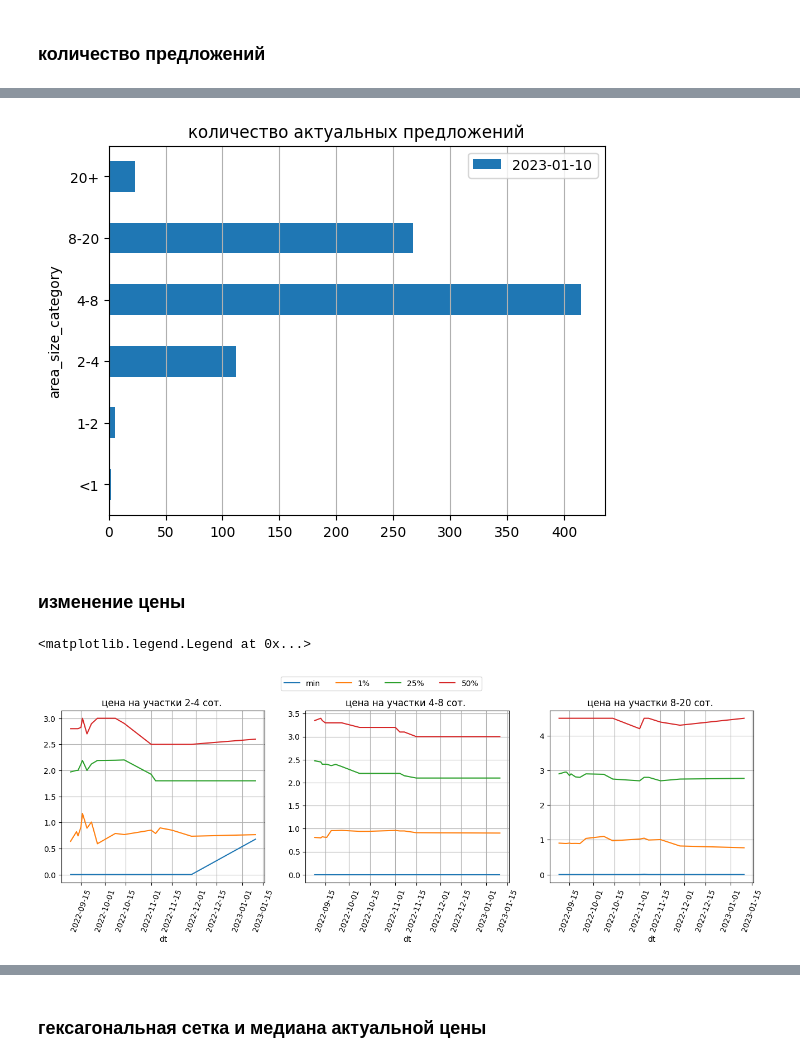
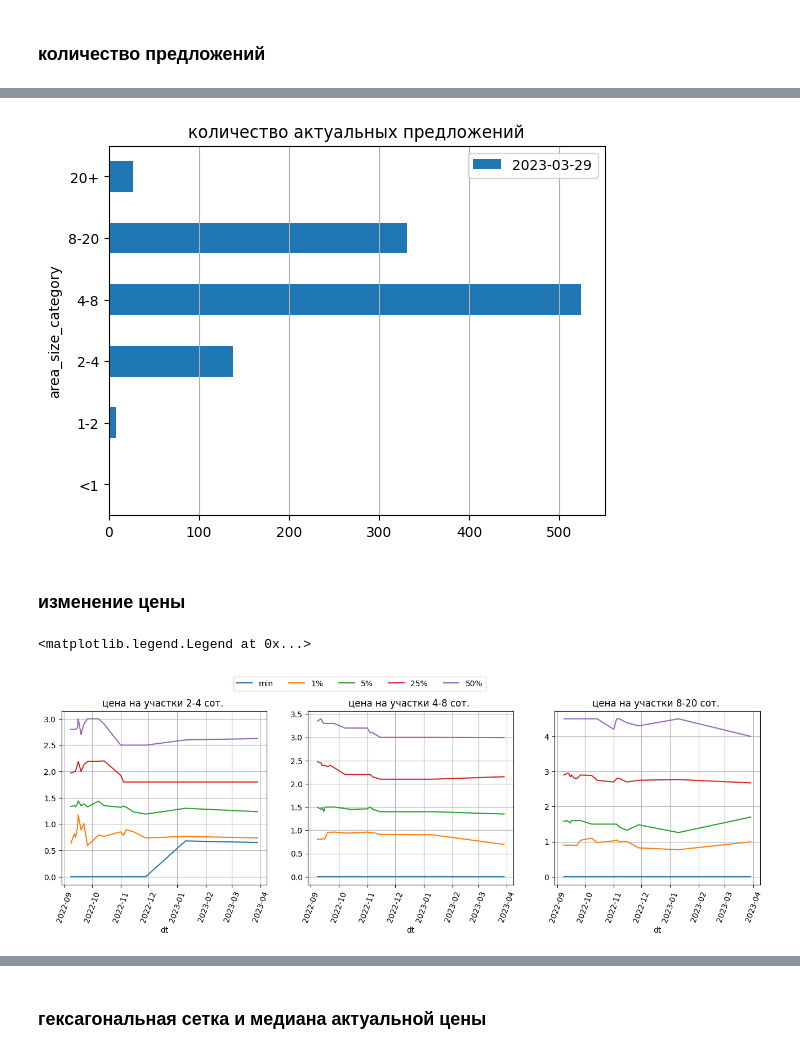
Before and after one commit to smechanoid/avito-parser, a Jupyter notebook: 07b-analysis-land.ipynb, the cells around one changed output, grey strips where cells are left out. Saved outputs shown, nothing was run; the diff lists cells and outputs as text; code cells hidden in the pictures.

```diff
--- a/07b-analysis-land.ipynb
+++ b/07b-analysis-land.ipynb
@@ -51,6 +51,8 @@ df['longitude'] = pd.to_numeric( df['longitude'], errors='coerce' )
 df.loc[ df['adr_orig']=='Севастополь, Чёрное море', ['latitude','longitude'] ] = None
 df.loc[ df['adr_orig'].str.lower().str.match('чёрное море'), ['latitude','longitude'] ] = None
 df.loc[ df['adr_orig'].str.lower().str.match('анталья'), ['latitude','longitude'] ] = None
+
+df.loc[ df['longitude']<30., ['latitude','longitude'] ] = None
 # %%
 # берём объявления с геометкой
 print(len(df))
@@ -151,23 +153,23 @@ fig = ( # количество актуальных предложений
 fig.legend() # loc='center left', bbox_to_anchor=(1.0, 0.5))
 fig.grid(axis='x')
 # %% [output]
-[figure, old version]
+[figure, new version]
 # %% [markdown]
 ### изменение цены
 # %%
-stat = gdf.groupby(['area_size_category','dt'])['priceM'].describe(percentiles=[.01,.1,.25,.5,.75,.9])
+stat = gdf.groupby(['area_size_category','dt'])['priceM'].describe(percentiles=[.01,.05,.1,.25,.5,.75,.9])
 # %%
 import matplotlib.pyplot as plt
 
 # sizes = [ '<1', '1-2', '2-4', '4-8', '8-20', '20+', ]
 # sizes = [ '1-2', '2-4', '4-8', '8-20', ]
 sizes = [ '2-4', '4-8', '8-20', ]
-cols = ['min','1%','25%','50%']
+cols = ['min','1%','5%','25%','50%']
 # fig, ax = plt.subplots(1,len(sizes),figsize=(16,4), sharey=True)
 fig, ax = plt.subplots(1,len(sizes),figsize=(16,4), sharey=False)
 for i,s in enumerate(sizes):
     stat.loc[s,cols].plot(grid=True, title=f'цена на участки {s} сот. ',ax=ax[i], legend=False,rot=70)
 fig.legend( labels=cols,frameon=True, ncol=len(cols), bbox_to_anchor=(0.6, 1.05))
 # %% [output]
 <matplotlib.legend.Legend at 0x...>
-[figure, old version]
+[figure, new version]
```
Also changed, not shown: parts of 17 cells of this notebook, 9 other files.
